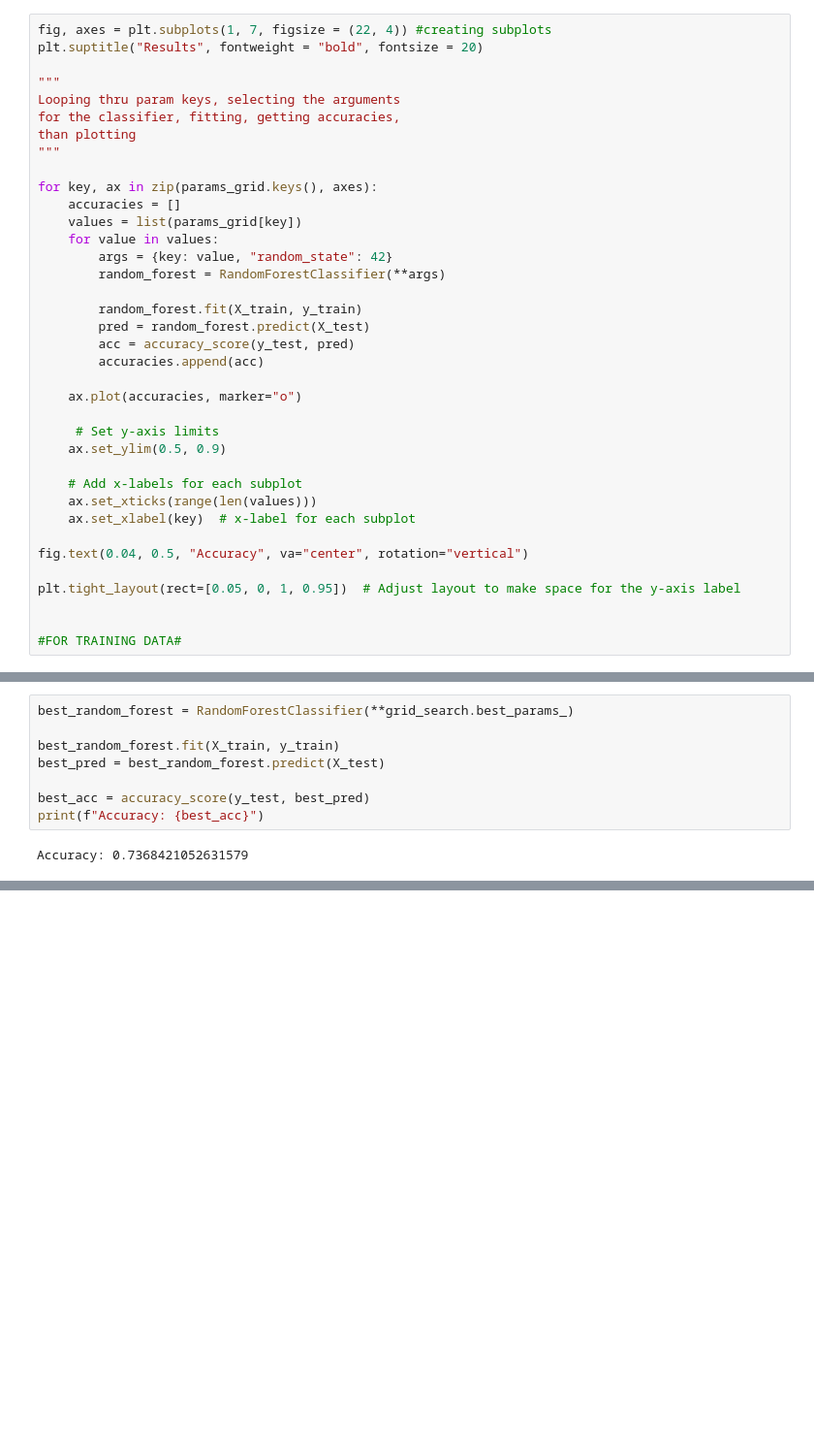
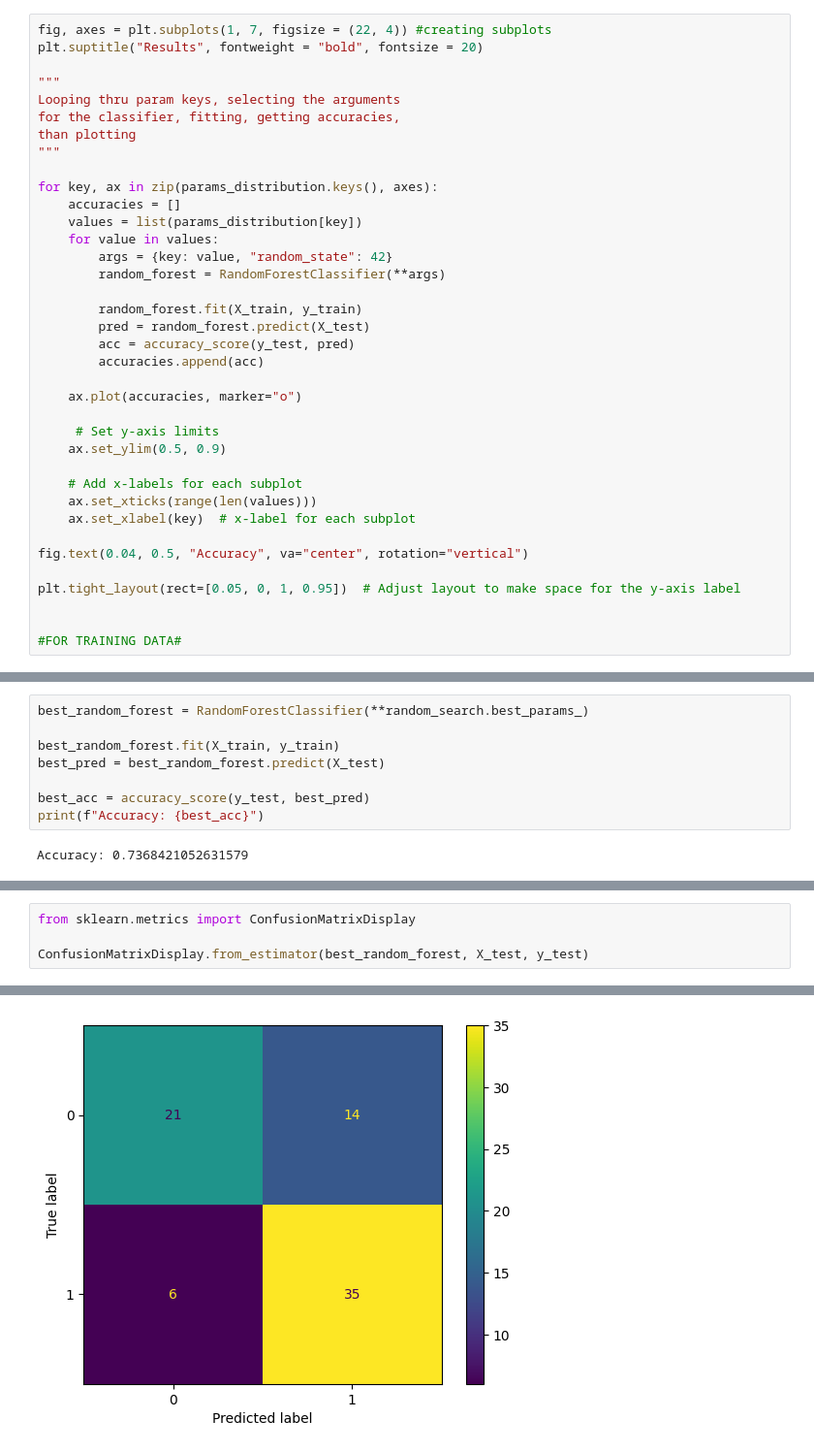
Before and after one commit to chrisistrati/Sigmoid-Homework, a Jupyter notebook: 08_random_forest.ipynb, the cells around one changed output, grey strips where cells are left out. Shown: that part at 97% size. Saved outputs shown, nothing was run; the diff lists cells and outputs as text; blank space fills up the shorter version.

```diff
--- a/08_random_forest.ipynb
+++ b/08_random_forest.ipynb
@@ -161,9 +213,9 @@ for the classifier, fitting, getting accuracies,
 than plotting
 """
 
-for key, ax in zip(params_grid.keys(), axes):
+for key, ax in zip(params_distribution.keys(), axes):
     accuracies = []
-    values = list(params_grid[key])
+    values = list(params_distribution[key])
     for value in values:
         args = {key: value, "random_state": 42}
         random_forest = RandomForestClassifier(**args)
@@ -195,7 +248,7 @@ The graphs are comparable with the ones made with the Decision Tree Classifier,
 # %% [markdown]
 ## Best Forest
 # %%
-best_random_forest = RandomForestClassifier(**grid_search.best_params_)
+best_random_forest = RandomForestClassifier(**random_search.best_params_)
 
 best_random_forest.fit(X_train, y_train)
 best_pred = best_random_forest.predict(X_test)
@@ -208,0 +262,5 @@ In conclusion we can se that the tuned accuracy is slightly better compared to t
+# %%
+from sklearn.metrics import ConfusionMatrixDisplay
+
+ConfusionMatrixDisplay.from_estimator(best_random_forest, X_test, y_test)
+# %% [output]
@@ -208,0 +268 @@ In conclusion we can se that the tuned accuracy is slightly better compared to t
+[figure, added]
```
Also changed, not shown: parts of 19 cells of this notebook, 7 other files.
